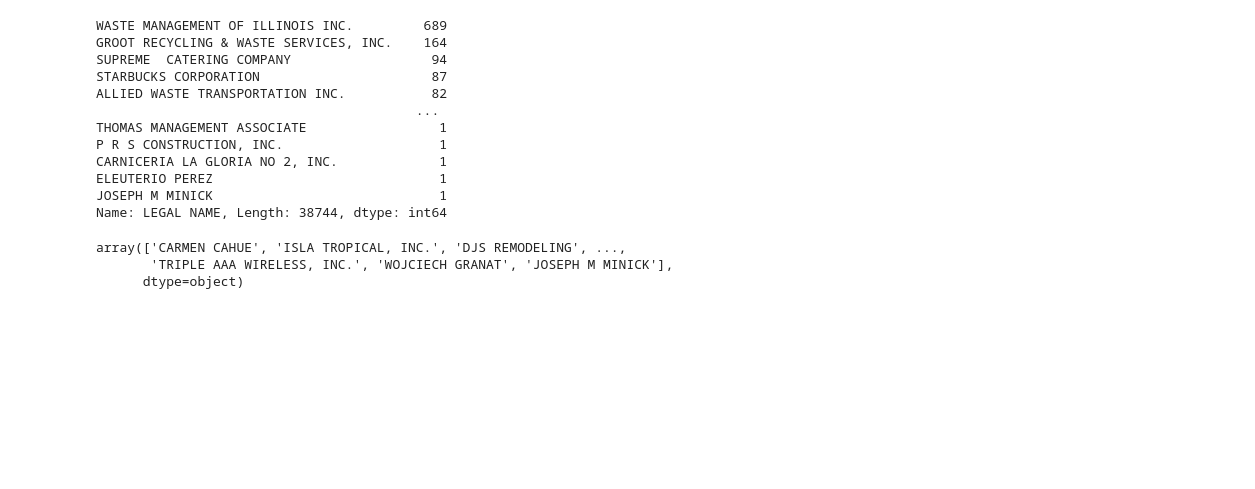
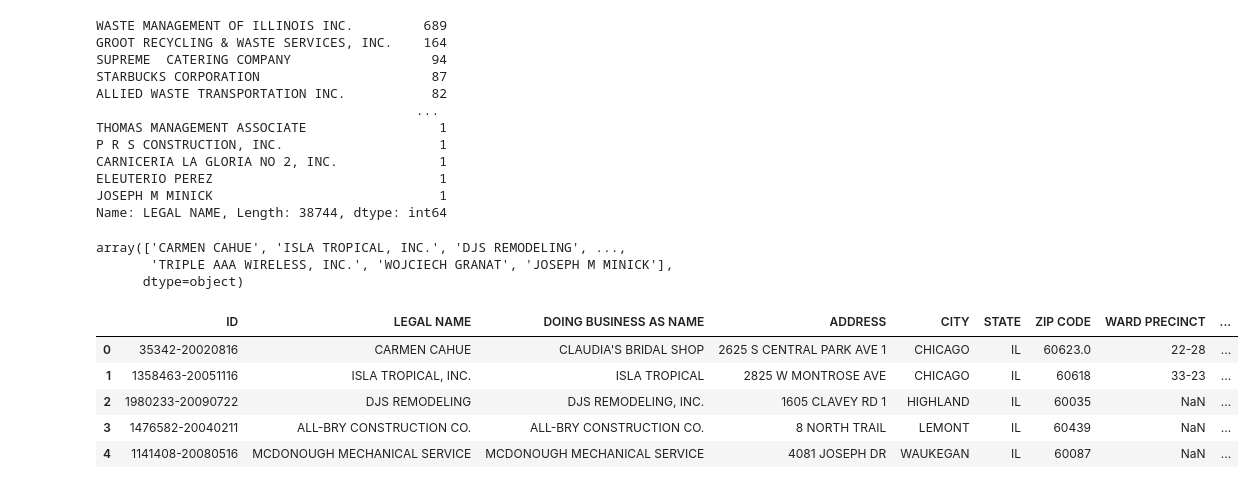
Before and after one commit to olive-green/data-science, a Jupyter notebook: hackathon-1/submission_file.ipynb, the cells around one changed output. Saved outputs shown, nothing was run; the diff lists cells and outputs as text; code cells hidden in the pictures; blank space fills up the shorter version.

```diff
--- a/hackathon-1/submission_file.ipynb
+++ b/hackathon-1/submission_file.ipynb
@@ -286,3 +293,12 @@ df["LEGAL NAME"].unique()
 array(['CARMEN CAHUE', 'ISLA TROPICAL, INC.', 'DJS REMODELING', ...,
        'TRIPLE AAA WIRELESS, INC.', 'WOJCIECH GRANAT', 'JOSEPH M MINICK'],
       dtype=object)
+# %%
+cat_var.head()
+# %% [output]
+|  | ID | LEGAL NAME | DOING BUSINESS AS NAME | ADDRESS | CITY | STATE | ZIP CODE | WARD PRECINCT | ... |
+| 0 | 35342-20020816 | CARMEN CAHUE | CLAUDIA'S BRIDAL SHOP | 2625 S CENTRAL PARK AVE 1 | CHICAGO | IL | 60623.0 | 22-28 | ... |
+| 1 | 1358463-20051116 | ISLA TROPICAL, INC. | ISLA TROPICAL | 2825 W MONTROSE AVE | CHICAGO | IL | 60618 | 33-23 | ... |
+| 2 | 1980233-20090722 | DJS REMODELING | DJS REMODELING, INC. | 1605 CLAVEY RD 1 | HIGHLAND | IL | 60035 | NaN | ... |
+| 3 | 1476582-20040211 | ALL-BRY CONSTRUCTION CO. | ALL-BRY CONSTRUCTION CO. | 8 NORTH TRAIL | LEMONT | IL | 60439 | NaN | ... |
+| 4 | 1141408-20080516 | MCDONOUGH MECHANICAL SERVICE | MCDONOUGH MECHANICAL SERVICE | 4081 JOSEPH DR | WAUKEGAN | IL | 60087 | NaN | ... |
```
Also changed, not shown: parts of 16 cells of this notebook.
